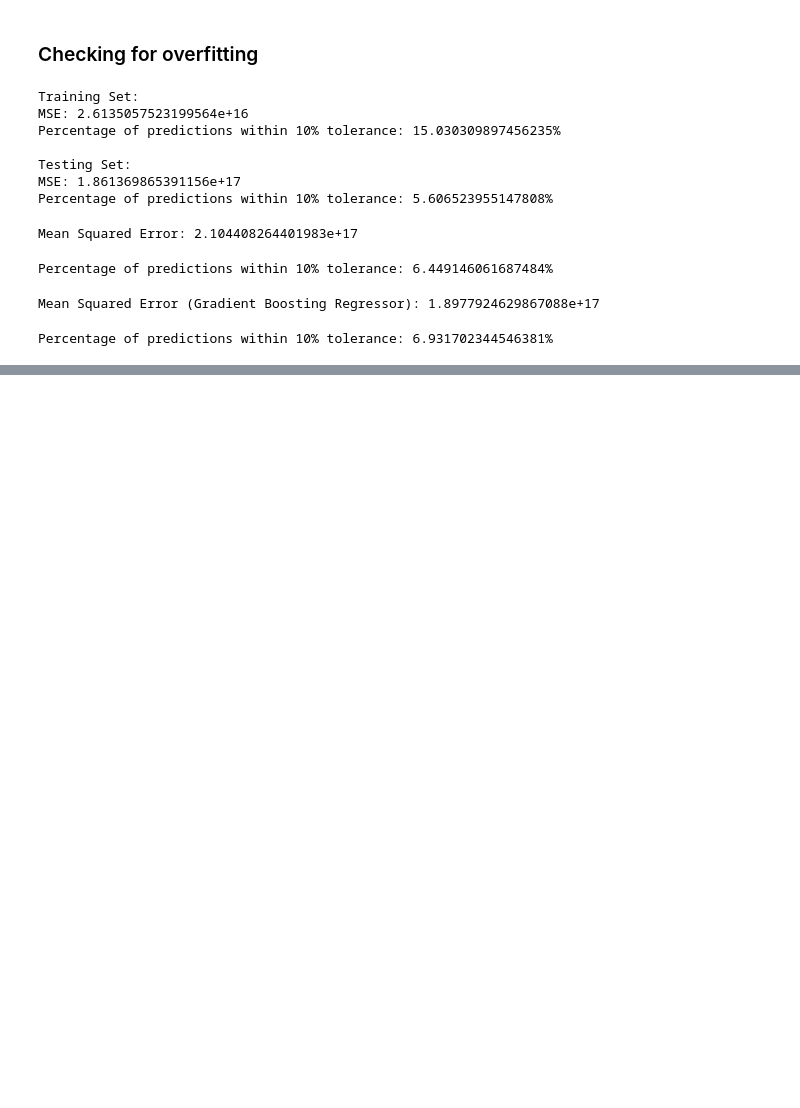
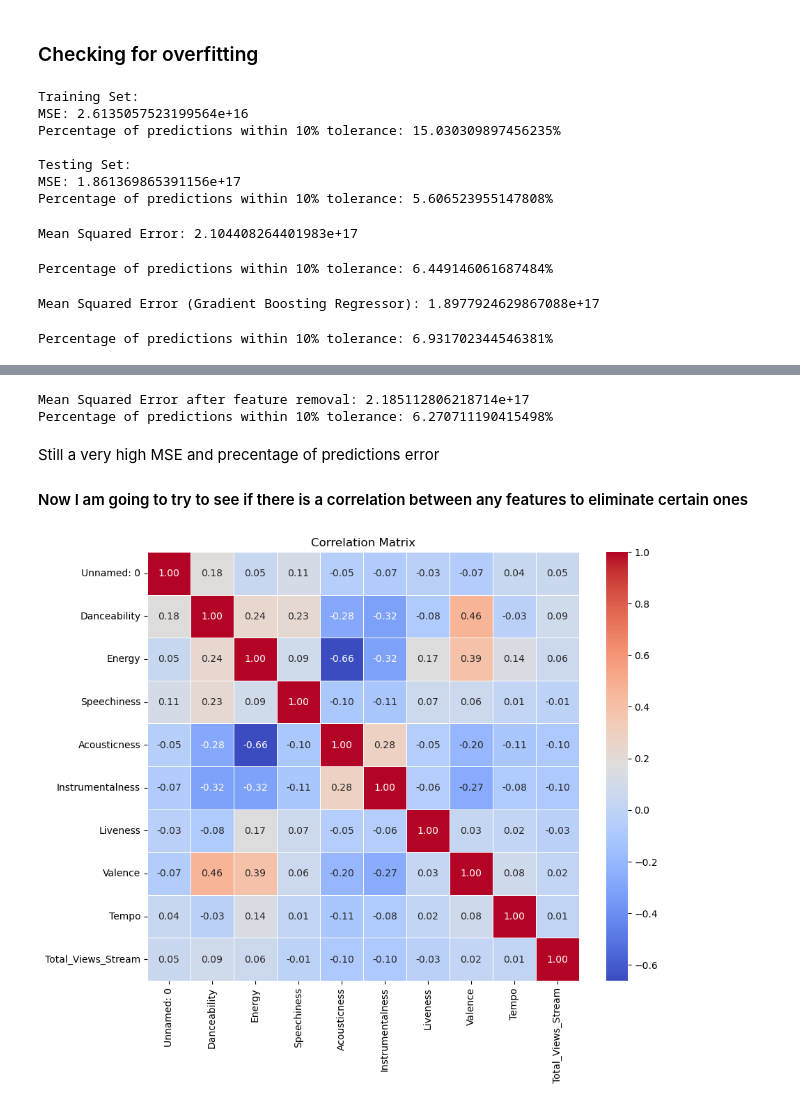
Before and after one commit to AminePMrad/Spotify_ML, a Jupyter notebook: src/ml_project/Graphs.ipynb, the cells around one changed output, grey strips where cells are left out. Saved outputs shown, nothing was run; the diff lists cells and outputs as text; code cells hidden in the pictures; blank space fills up the shorter version.

```diff
--- a/src/ml_project/Graphs.ipynb
+++ b/src/ml_project/Graphs.ipynb
@@ -1532,0 +1536,24 @@ Percentage of predictions within 10% tolerance: 6.931702344546381%
+# %%
+df = pd.read_csv('updated_data_filtered_V3.csv')
+from sklearn.ensemble import RandomForestRegressor
+from sklearn.model_selection import train_test_split
+
+X = df.drop(['Total_Views_Stream', 'Track', 'Artist'], axis=1)  # Features excluding 'Track' and 'Artist'
+y = df['Total_Views_Stream']  # Target variable
+
+# Split the data into training and testing sets
+X_train, X_test, y_train, y_test = train_test_split(X, y, test_size=0.2, random_state=42)
+
+# Assuming X_train and y_train are your training data
+model = RandomForestRegressor(n_estimators=100, random_state=42)
+model.fit(X_train, y_train)
+
+# Get feature importances
+feature_importances = model.feature_importances_
+
+# Create a DataFrame to display feature names and their importance scores
+feature_importance_df = pd.DataFrame({'Feature': X_train.columns, 'Importance': feature_importances})
+feature_importance_df = feature_importance_df.sort_values(by='Importance', ascending=False)
+
+# Display the feature importance
+print(feature_importance_df)
@@ -1532,0 +1573,56 @@ Percentage of predictions within 10% tolerance: 6.931702344546381%
+# %%
+from sklearn.metrics import mean_squared_error
+
+# Features and target variable (excluding 'Unnamed: 0')
+features_to_keep = ['Danceability', 'Speechiness', 'Acousticness', 'Valence', 'Liveness']
+target_variable = 'Total_Views_Stream'
+
+# Extract the selected features
+X = df[features_to_keep]
+y = df[target_variable]
+
+# Split the data into training and testing sets
+X_train, X_test, y_train, y_test = train_test_split(X, y, test_size=0.2, random_state=42)
+
+# Initialize the Random Forest model
+model_after_feature_removal = RandomForestRegressor(n_estimators=100, random_state=42)
+
+# Train the model on the training data
+model_after_feature_removal.fit(X_train, y_train)
+
+# Make predictions on the testing data
+y_pred_after_feature_removal = model_after_feature_removal.predict(X_test)
+
+# Evaluate the model performance
+mse_after_feature_removal = mean_squared_error(y_test, y_pred_after_feature_removal)
+print(f"Mean Squared Error after feature removal: {mse_after_feature_removal}")
+
+# Percentage of predictions within 10% of target
+tolerance_percentage = 10
+tolerance = tolerance_percentage / 100
+within_tolerance = (abs(y_pred_after_feature_removal - y_test) / y_test) <= tolerance
+count_within_tolerance = sum(within_tolerance)
+percentage_within_tolerance = (count_within_tolerance / len(y_test)) * 100
+print(f"Percentage of predictions within {tolerance_percentage}% tolerance: {percentage_within_tolerance}%")
+# %% [output]
+Mean Squared Error after feature removal: 2.185112806218714e+17
+Percentage of predictions within 10% tolerance: 6.270711190415498%
+# %% [markdown]
+Still a very high MSE and precentage of predictions error
+
+#### Now I am going to try to see if there is a correlation between any features to eliminate certain ones
+# %%
+import pandas as pd
+import seaborn as sns
+import matplotlib.pyplot as plt
+
+# Compute the correlation matrix
+correlation_matrix = df.corr()
+
+# Plot the heatmap
+plt.figure(figsize=(10, 8))
+sns.heatmap(correlation_matrix, annot=True, cmap='coolwarm', fmt=".2f", linewidths=0.5)
+plt.title('Correlation Matrix')
+plt.show()
+# %% [output]
+[figure, added]
```
Also changed, not shown: parts of 10 cells of this notebook.
